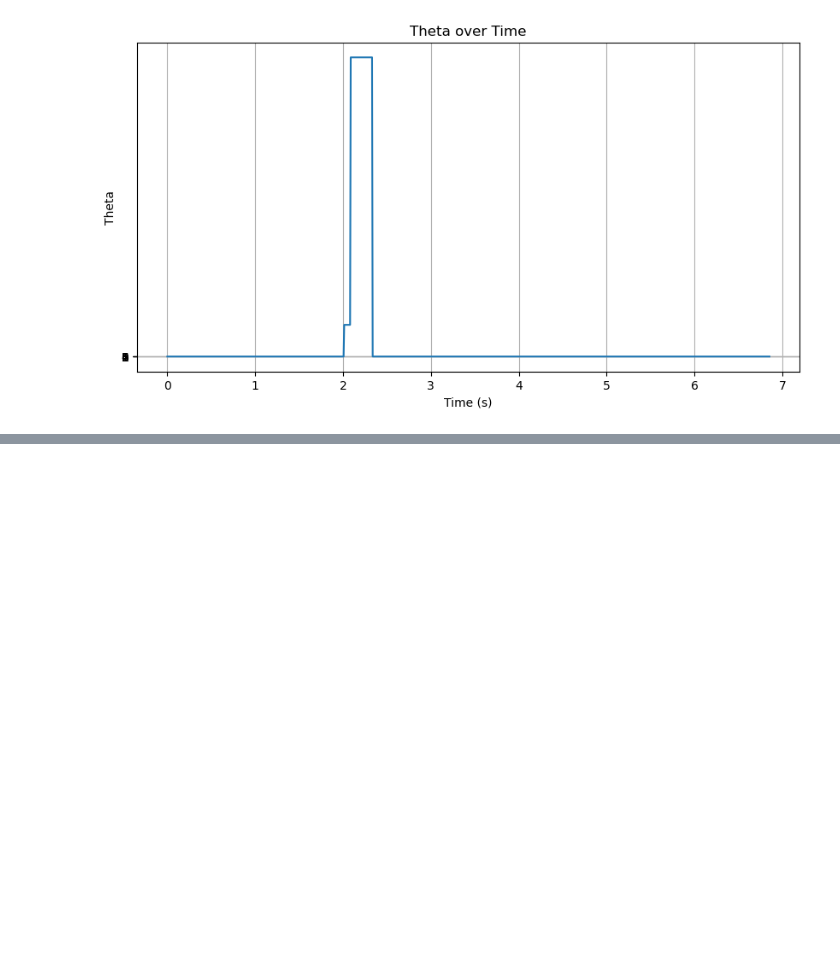
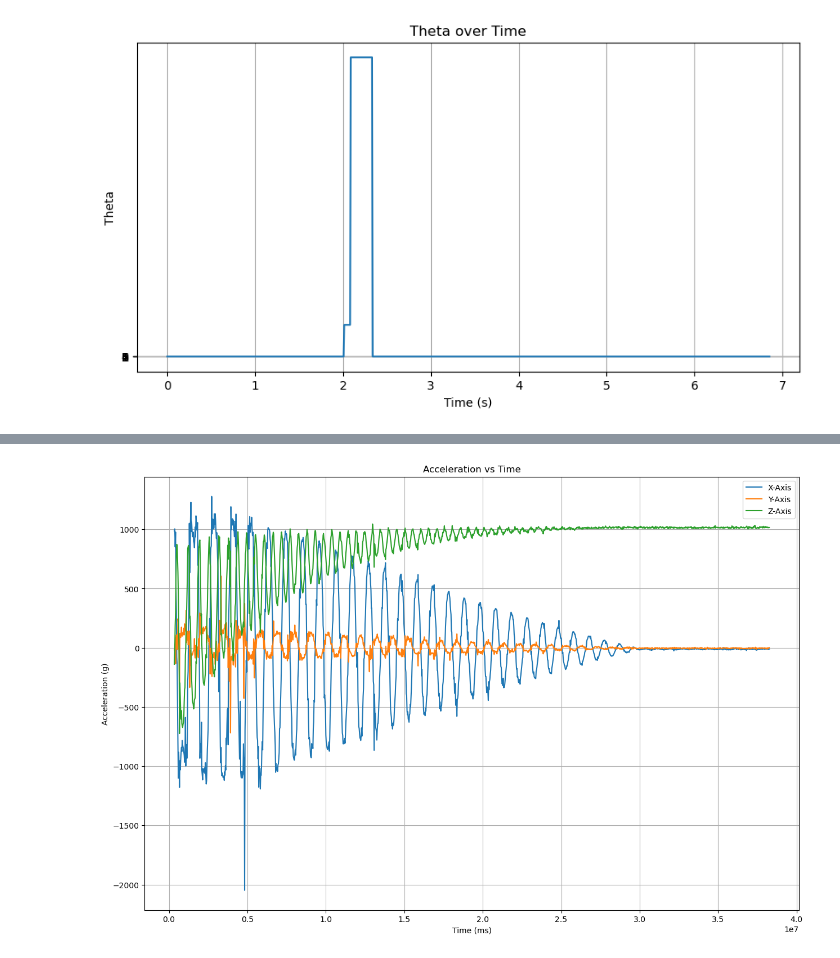
Before and after one commit to AliShrz/pendulum-Lab-Class, a Jupyter notebook: Lab 2/Lab 2.ipynb, the cells around one changed output, grey strips where cells are left out. Drawn from its saved outputs; the diff is of its cells as text; code cells hidden in the pictures; blank space fills up the shorter version.

```diff
--- a/Lab 2/Lab 2.ipynb
+++ b/Lab 2/Lab 2.ipynb
@@ -156,0 +157,2 @@ plt.show()
+# %%
+df = pd.read_csv('/Users/alishirazi/Desktop/Master SSE/Smart Systems/Github/pendulum-Lab-Class/180_theta_1.csv')
@@ -156,0 +168,6 @@ plt.show()
+# %%
+
+df['delta_time'] = df['pcTime'].diff()
+# add new time column to df
+
+df.head(10)
@@ -156,0 +186,20 @@ plt.show()
+# %%
+acc_x = df['xAccl'].values
+acc_y = df['yAccl'].values
+acc_z = df['zAccl'].values
+time = df['time'].values
+# %%
+
+plt.figure(figsize=(15, 10))
+plt.plot(time, acc_x, label='X-Axis')
+plt.plot(time, acc_y, label='Y-Axis')
+plt.plot(time, acc_z, label='Z-Axis')
+plt.xlabel('Time (ms)')
+plt.ylabel('Acceleration (g)')
+plt.title('Acceleration vs Time')
+plt.legend(['X-Axis', 'Y-Axis', 'Z-Axis'])
+plt.grid(True)
+plt.show()
+# Plot the data
+# %% [output]
+[figure, added]
```
Also changed, not shown: parts of 19 cells of this notebook.
